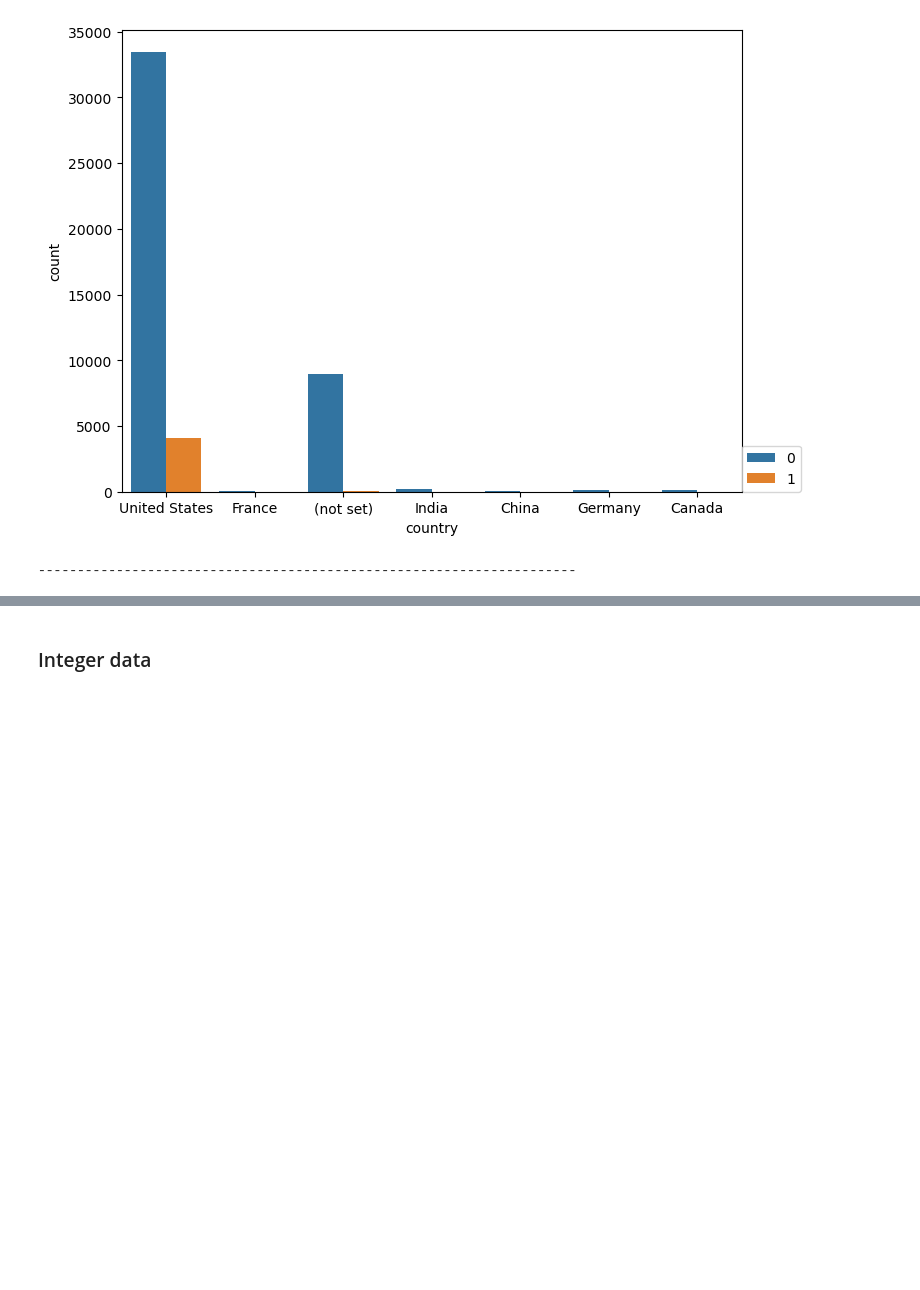
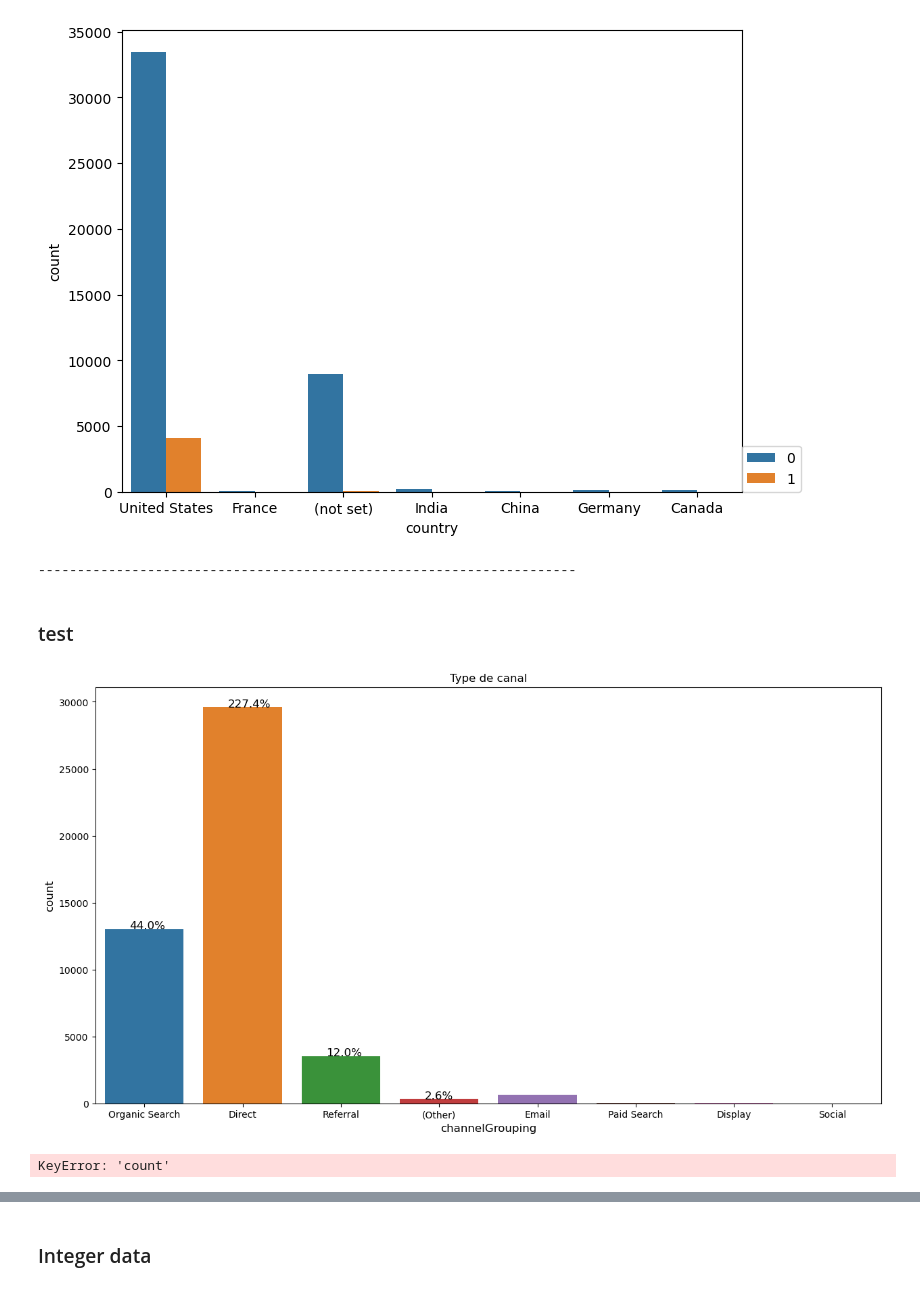
Before and after one commit to Melodyellinn/Projet_Beauty, a Jupyter notebook: E1_notebook_EDA_best.ipynb, the cells around one changed output, grey strips where cells are left out. Drawn from its saved outputs; the diff is of its cells as text; code cells hidden in the pictures; blank space fills up the shorter version.

```diff
--- a/E1_notebook_EDA_best.ipynb
+++ b/E1_notebook_EDA_best.ipynb
@@ -479,3 +479,37 @@ for i in categorial.iloc[:,:-1].columns:
 ---------------------------------------------------------------------
 [figure]
 ---------------------------------------------------------------------
+# %% [markdown]
+### test
+# %%
+def with_hue(ax, feature, Number_of_categories, hue_categories):
+    a = [p.get_height() for p in ax.patches]
+    patch = [p for p in ax.patches]
+    for i in range(Number_of_categories):
+        total = feature.value_counts().values[i]
+        for j in range(hue_categories):
+            percentage = '{:.1f}%'.format(100 * a[(j*Number_of_categories + i)]/total)
+            x = patch[(j*Number_of_categories + i)].get_x() + patch[(j*Number_of_categories + i)].get_width() / 2 - 0.15
+            y = patch[(j*Number_of_categories + i)].get_y() + patch[(j*Number_of_categories + i)].get_height()
+            ax.annotate(percentage, (x, y), size = 12)
+
+def without_hue(ax, feature):
+    total = len(feature)
+    for p in ax.patches:
+        percentage = '{:.1f}%'.format(100 * p.get_height()/total)
+        x = p.get_x() + p.get_width() / 2 - 0.05
+        y = p.get_y() + p.get_height()
+        ax.annotate(percentage, (x, y), size = 12)
+# %%
+plt.figure(figsize=(15,8))
+ax = sns.countplot('channelGrouping',
+                   data= df_visu)
+plt.xticks(size=10)
+plt.xlabel('channelGrouping', size=12)
+plt.yticks(size=10)
+plt.ylabel('count', size=12)
+plt.title(label='Type de canal')
+with_hue(ax, df_visu.channelGrouping,2,2)
+plt.show()
+# %% [output]
+[figure, added]
@@ -481,0 +520,6 @@ for i in categorial.iloc[:,:-1].columns:
+# %%
+df_groupby = df_bar.groupby("channelGrouping").agg({"channelGrouping": "count"})
+df_groupby['percent'] = df_groupby["count"] / len(df_bar)
+sns.barplot(x=df_groupby.index, y =df_groupby.percent)
+# %% [output]
+KeyError: 'count'
```
Also changed, not shown: parts of 28 cells of this notebook, 2 other files.
